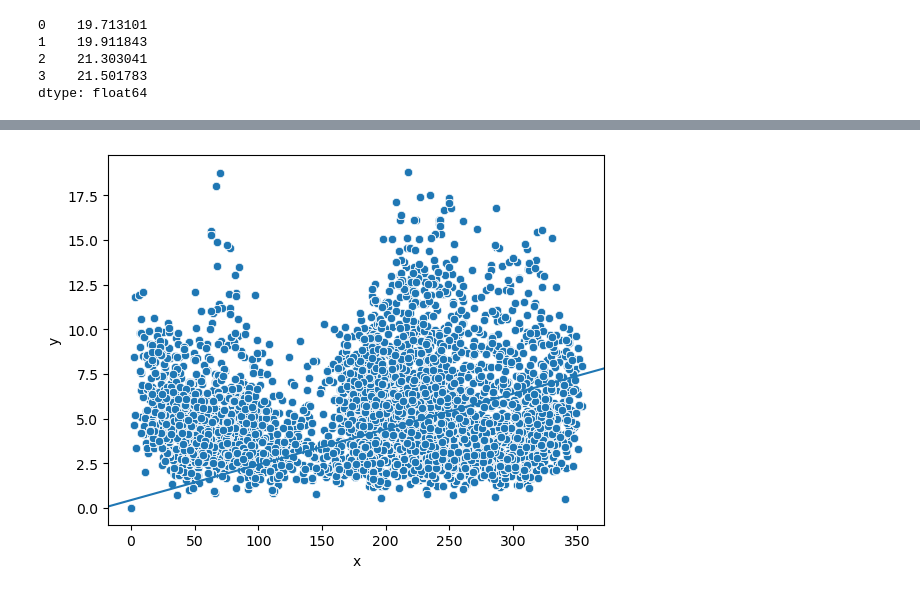
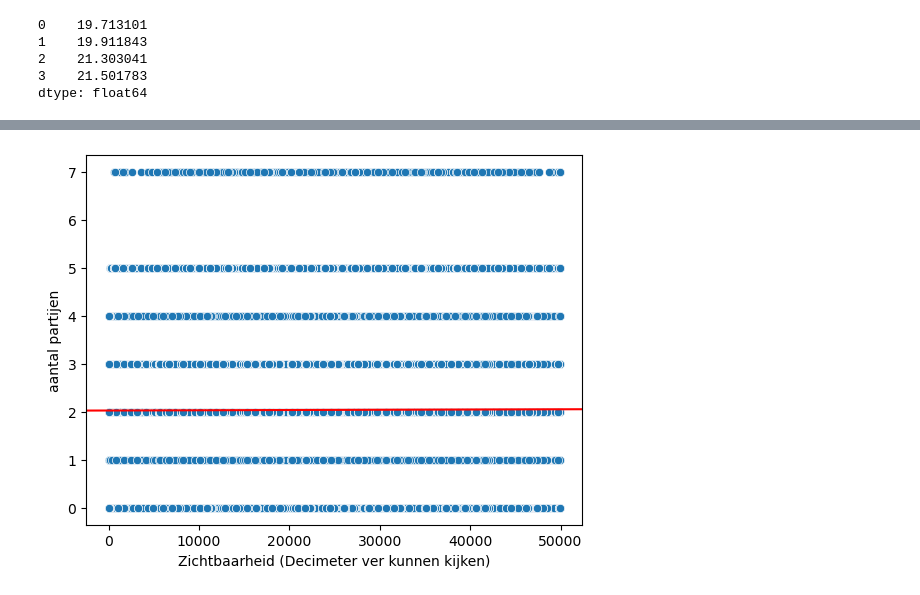
Before and after one commit to tj-072/eindpresentatie_VAv2, a Jupyter notebook: analyse.ipynb, the cells around one changed output, grey strips where cells are left out. Cells and saved outputs as stored; diff of their text form; code cells hidden in the pictures.

```diff
--- a/analyse.ipynb
+++ b/analyse.ipynb
@@ -526,3 +405,11 @@ model.predict(pd.DataFrame({'x': [970,980,1050,1060]}))
 2    21.303041
 3    21.501783
 dtype: float64
+# %%
+df=numerical_columns[['Zichtbaarheid (Decimeter ver kunnen kijken)','ANTL_PTJ']]
+df['y']=df['ANTL_PTJ']
+df['x']=df['Zichtbaarheid (Decimeter ver kunnen kijken)']
+df.drop(columns=['Zichtbaarheid (Decimeter ver kunnen kijken)','ANTL_PTJ'], inplace=True)
+
+model = smf.ols(formula= 'y~x', data=df).fit()
+model.summary()
@@ -529,6 +455,9 @@ dtype: float64
 # %%
-ax = sns.scatterplot(x=df.x, y=df.y)
-sm.graphics.abline_plot(model_results=model, ax=ax)
+
+ax = sns.scatterplot(x=df['x'], y=df['y'])
+ax.set(xlabel="Zichtbaarheid (Decimeter ver kunnen kijken)", ylabel="aantal partijen")
+
+sm.graphics.abline_plot(model_results=model, ax=ax, color="red")
 plt.show()
 # %% [output]
-[figure, old version]
+[figure, new version]
```
Also changed, not shown: parts of 12 cells of this notebook, 1 other file.
